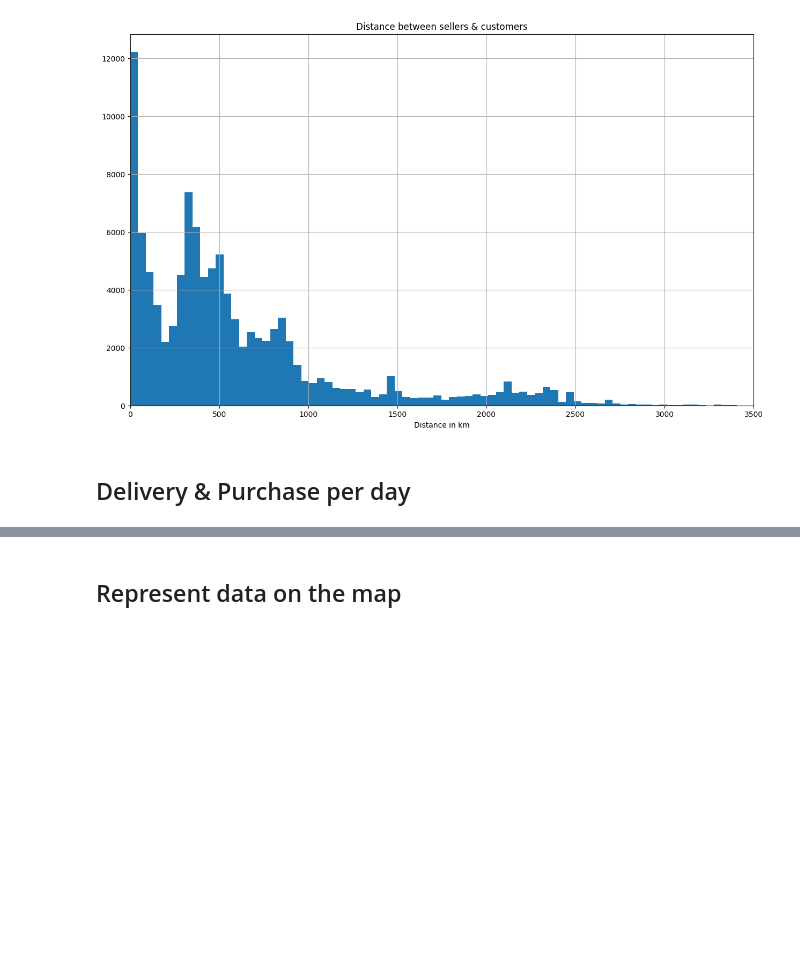
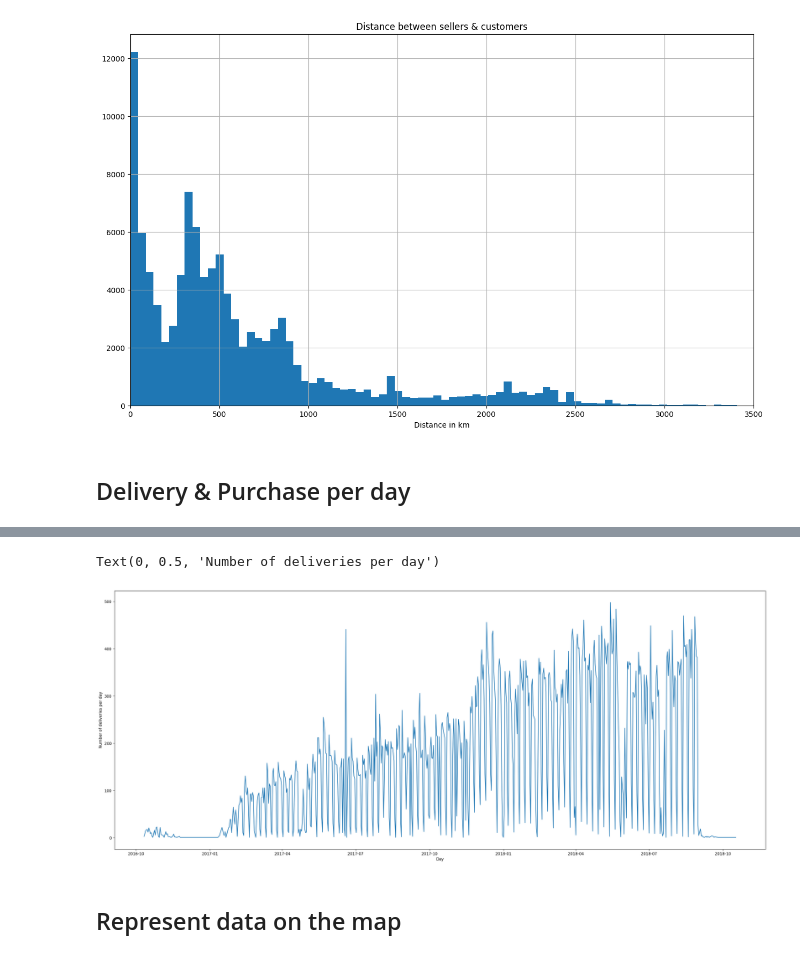
Before and after one commit to Ksyu22/olist_ecommerce, a Jupyter notebook: olist_ecommerce/notebooks/eda_delivery_prediction.ipynb, the cells around one changed output, grey strips where cells are left out. Drawn from its saved outputs; the diff is of its cells as text; code cells hidden in the pictures; blank space fills up the shorter version.

```diff
--- a/olist_ecommerce/notebooks/eda_delivery_prediction.ipynb
+++ b/olist_ecommerce/notebooks/eda_delivery_prediction.ipynb
@@ -639,3 +707,11 @@ daily_order = pd.DataFrame(df['order_purchase_timestamp'].groupby([df['order_pur
+# %%
+plt.figure(figsize=(30,12))
+plt.plot(daily_delivery)
+plt.xlabel("Day")
+plt.ylabel("Number of deliveries per day")
+# %% [output]
+Text(0, 0.5, 'Number of deliveries per day')
+[figure, added]
 # %% [markdown]
 ## Represent data on the map
 # %%
```
Also changed, not shown: parts of 19 cells of this notebook.
